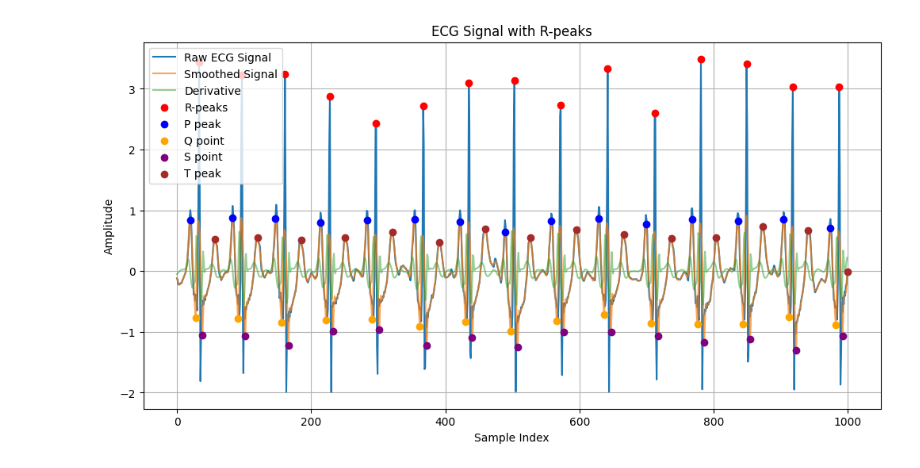
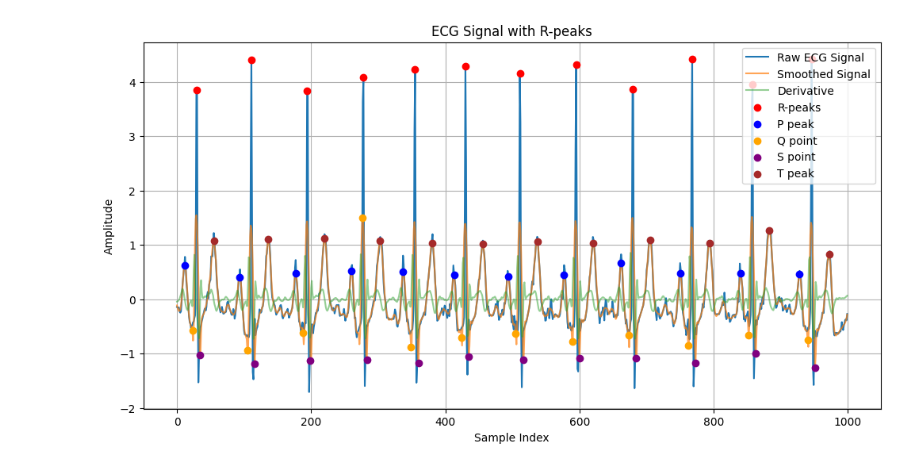
Before and after one commit to AlexTran1703/ecg-ptb-xl, a Jupyter notebook: source/ptb_xl_examine_package.ipynb, the cells around one changed output. Cells and saved outputs as stored; diff of their text form; code cells hidden in the pictures.

```diff
--- a/source/ptb_xl_examine_package.ipynb
+++ b/source/ptb_xl_examine_package.ipynb
@@ -100,11 +118,16 @@ index = np.random.choice(indices)
 # %%
 from ecg_analysis import *
 # %%
+classes = 0
+indices = np.where(y_test[:, classes] == 1.0)[0]
+index = np.random.choice(indices)
 ecg = X_test[index, :, :]
 ecg_leadII = ecg[:, 1]
 
 r_peaks = detect_r_peaks(ecg_leadII, fs=100, plot=False)[0]
-ecg_beats, _ = segment_ECG_beats(ecg, r_peaks, start_idx=40, end_idx=80, plot={"plot": False, "lead": "All"})
+ecg_beats = segment_ECG_beats(ecg, r_peaks, plot={"plot": False, "lead": "All"})[1]
 intervals = detect_pqst(ecg_leadII, r_peaks, fs=100, plot=True)
+
+converted_intervals = convert_to_beat_index(intervals)
 # %% [output]
-[figure, old version]
+[figure, new version]
```
Also changed, not shown: parts of 4 cells of this notebook, 5 other files.
